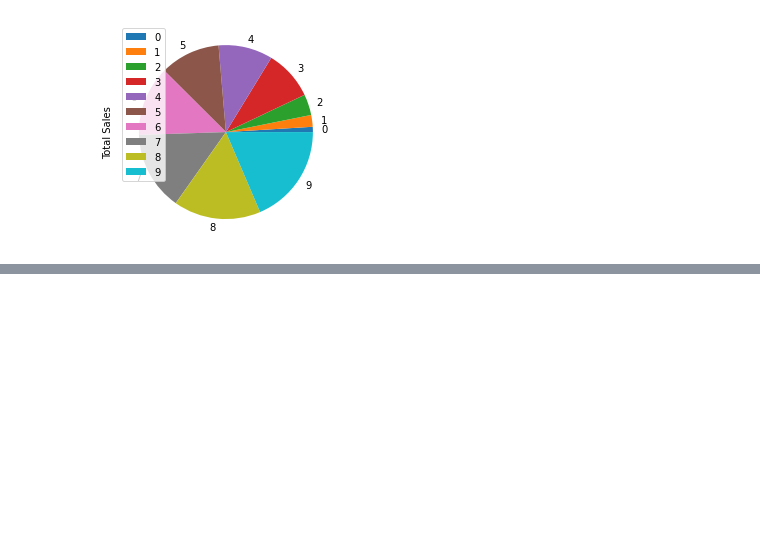
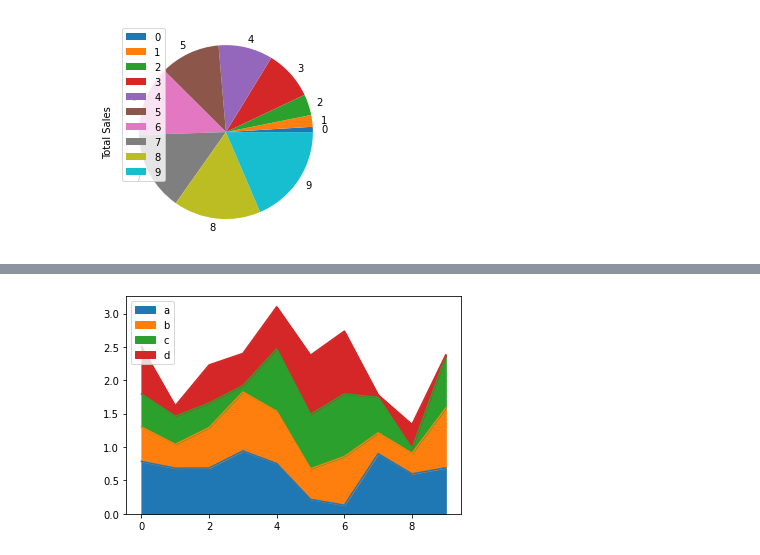
Before and after one commit to yashlad27/Machine_Learning_Data_Science, a Jupyter notebook: Matplotlib/matplotlib_notebook.ipynb, the cells around one changed output, grey strips where cells are left out. Cells and saved outputs as stored; diff of their text form; code cells hidden in the pictures; blank space fills up the shorter version.

```diff
--- a/Matplotlib/matplotlib_notebook.ipynb
+++ b/Matplotlib/matplotlib_notebook.ipynb
@@ -354,0 +394,4 @@ car_sales.plot(x="Price", y="Total Sales", kind="pie");
+# %%
+df.plot.area();
+# %% [output]
+[figure, added]
```
Also changed, not shown: parts of 9 cells of this notebook.
